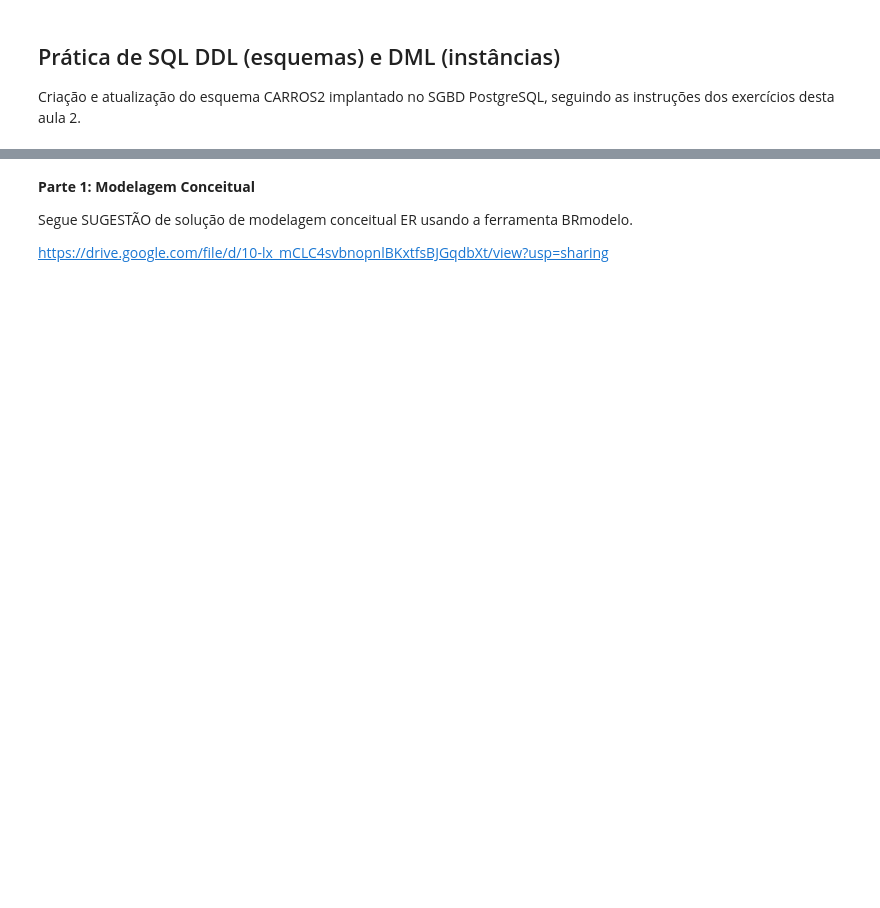
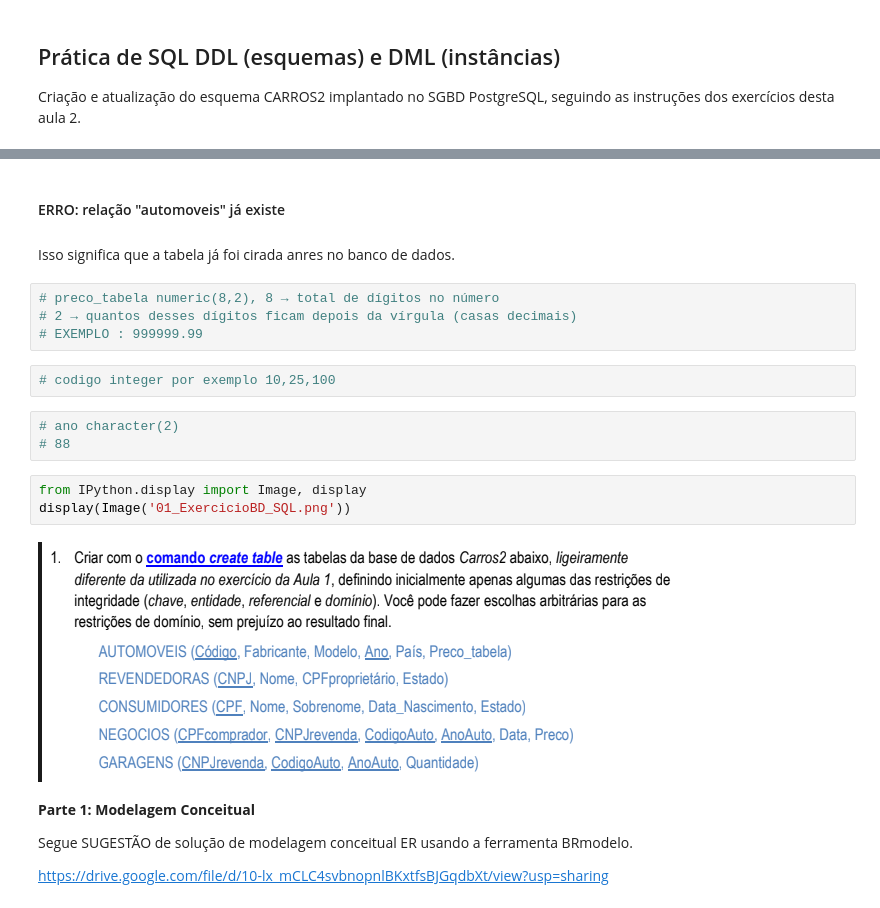
Before and after one commit to biancasipas/BancosDadosSQL, a Jupyter notebook: bd_aula2.ipynb, the cells around one changed output, grey strips where cells are left out. Drawn from its saved outputs; the diff is of its cells as text; blank space fills up the shorter version.

```diff
--- a/bd_aula2.ipynb
+++ b/bd_aula2.ipynb
@@ -83,3 +168,21 @@ CREATE TABLE carros.automoveis (
+# %% [markdown]
+#### ERRO: relação "automoveis" já existe
+#
+Isso significa que a tabela já foi cirada anres no banco de dados.
+# %%
+# preco_tabela numeric(8,2), 8 → total de dígitos no número
+# 2 → quantos desses dígitos ficam depois da vírgula (casas decimais)
+# EXEMPLO : 999999.99
+# %%
+# codigo integer por exemplo 10,25,100
+# %%
+# ano character(2)
+# 88
+# %%
+from IPython.display import Image, display
+display(Image('01_ExercicioBD_SQL.png'))
+# %% [output]
+[figure, added]
 # %% [markdown]
 **Parte 1: Modelagem Conceitual**
 
```
Also changed, not shown: parts of 16 cells of this notebook, 1 other file.
